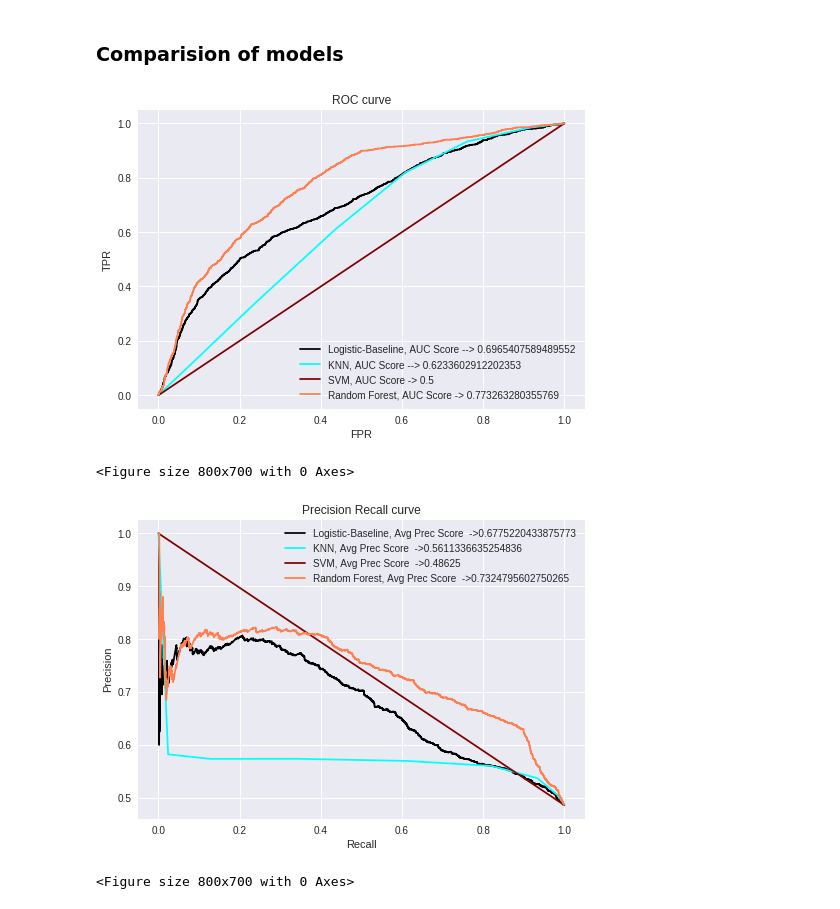
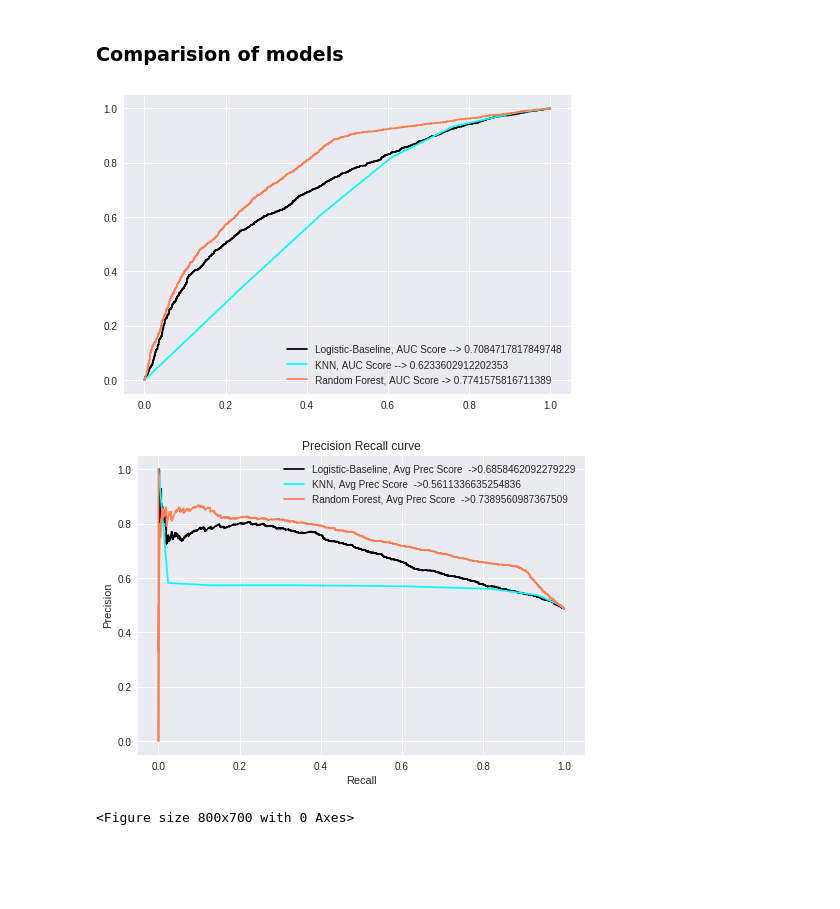
Before and after one commit to sagnikrana/Predicting-customer-churn, a Jupyter notebook: Othot_DataScience.ipynb, the cells around one changed output. Saved outputs shown, nothing was run; the diff lists cells and outputs as text; code cells hidden in the pictures; blank space fills up the shorter version.

```diff
--- a/Othot_DataScience.ipynb
+++ b/Othot_DataScience.ipynb
@@ -422,7 +702,7 @@ val_indices = shuffled_indices[int(train_frac*len(X_train)):]
 
 
 # As for binary class evaluation, selecting logistic regression model as baseline model
-lr = LogisticRegression()
+lr = LogisticRegression(penalty='l1')
 
 lr.fit(X_train,y_train)
 predictions   = lr.predict(X_test)
@@ -571,6 +848,8 @@ from sklearn.metrics import precision_recall_curve
 from sklearn.metrics import auc
 from matplotlib.pyplot import figure
 from sklearn.metrics import average_precision_score
+from sklearn.naive_bayes import GaussianNB
+from sklearn.ensemble import BaggingClassifier
 
 def calculate_precision_recall(y_pred_proba):
     '''
@@ -589,9 +868,10 @@ def calculate_average_precision_score(y_pred_proba):
 
 #*************  B A S E L I N E   M O D E L   ****************
 
+
 plt.style.use('seaborn')
 
-lr_roc = LogisticRegression()
+lr_roc = LogisticRegression(penalty = 'l1')
 lr_roc.fit(X_train, y_train)
 y_pred_proba = lr_roc.predict_proba(X_test)[:,1]
 
@@ -630,72 +910,46 @@ plt.legend()
 
 
 
-#************   S  V  M  **********************
-
-
-svm_roc = svm.SVC(C=C)
-svm_roc.fit(X_train, y_train)
-y_pred_proba = svm_roc.decision_function(X_test)
-precision_svm, recall_svm = calculate_precision_recall(y_pred_proba)
-# auc_score_svm = auc(precision_svm, recall_svm)
-avg_prec_score_svm = calculate_average_precision_score(y_pred_proba)
-fpr, tpr, thresholds = metrics.roc_curve(y_test, y_pred_proba) # for kNN
-auc_score_svm = np.trapz(tpr, fpr)
-
-predicted_label = svm_roc.predict(X_test)
-f1_svm = f1_score(y_test, predicted_label, average='weighted')
-
-label = 'SVM, AUC Score -> ' + str(auc_score_svm)
-plt.plot(fpr,tpr, label=label, color = 'maroon')
-plt.legend()
-
-
-
 #******************  R A N D O M  F O R E S T  ***********************
 
-
-rf_roc = RandomForestClassifier(n_estimators=best_tree,max_depth=best_depth)
+from sklearn.ensemble import BaggingClassifier
+rf_roc = RandomForestClassifier(n_estimators=best_tree, max_features=best_depth)
+rf_roc = BaggingClassifier(base_estimator=rf_roc, n_estimators=100, random_state=0)
 rf_roc.fit(X_train, y_train)
 y_pred_proba = rf_roc.predict_proba(X_test)[:,1]
 precision_rf, recall_rf = calculate_precision_recall(y_pred_proba)
 avg_prec_score_rf = calculate_average_precision_score(y_pred_proba)
 fpr, tpr, thresholds = metrics.roc_curve(y_test, y_pred_proba) # for kNN
 auc_score_rf = np.trapz(tpr, fpr)
 
 predicted_label = rf_roc.predict(X_test)
 f1_rf = f1_score(y_test, predicted_label, average='weighted')
 
 label = 'Random Forest, AUC Score -> ' + str(auc_score_rf)
 plt.plot(fpr,tpr, label=label, color = 'coral')
-plt.xlabel('FPR')
-plt.ylabel('TPR')
-plt.title('ROC curve')
 plt.legend()
-figure(num=None, figsize=(8, 7), dpi=100, facecolor='white', edgecolor='black')
 plt.show()
 
+#****************   PLOTTING PRECISION RECALL   **********************
 
-#****************   PLOTTING PRECISION RECALL   **********************
 
 label = 'Logistic-Baseline, Avg Prec Score  ->' + str(avg_prec_score_baseline)
 plt.plot(recall_baseline,precision_baseline, label = label, color = 'black')
 plt.legend()
+
 label = 'KNN, Avg Prec Score  ->' + str(avg_prec_score_knn)
 plt.plot(recall_knn,precision_knn, label = label, color = 'cyan')
 plt.legend()
-label = 'SVM, Avg Prec Score  ->' + str(avg_prec_score_svm)
-plt.plot(recall_svm,precision_svm, label = label, color = 'maroon')
-plt.legend()
+
 label = 'Random Forest, Avg Prec Score  ->' + str(avg_prec_score_rf)
 plt.plot( recall_rf,precision_rf, label = label, color = 'coral')
 plt.xlabel('Recall')
 plt.ylabel('Precision')
 plt.title('Precision Recall curve')
 plt.legend()
 figure(num=None, figsize=(8, 7), dpi=100, facecolor='white', edgecolor='black')
 plt.show()
 # %% [output]
-[figure, old version]
+[figure, new version]
+[figure, new version]
 <Figure size 800x700 with 0 Axes>
-[figure, old version]
-<Figure size 800x700 with 0 Axes>
```
Also changed, not shown: parts of 25 cells of this notebook.
